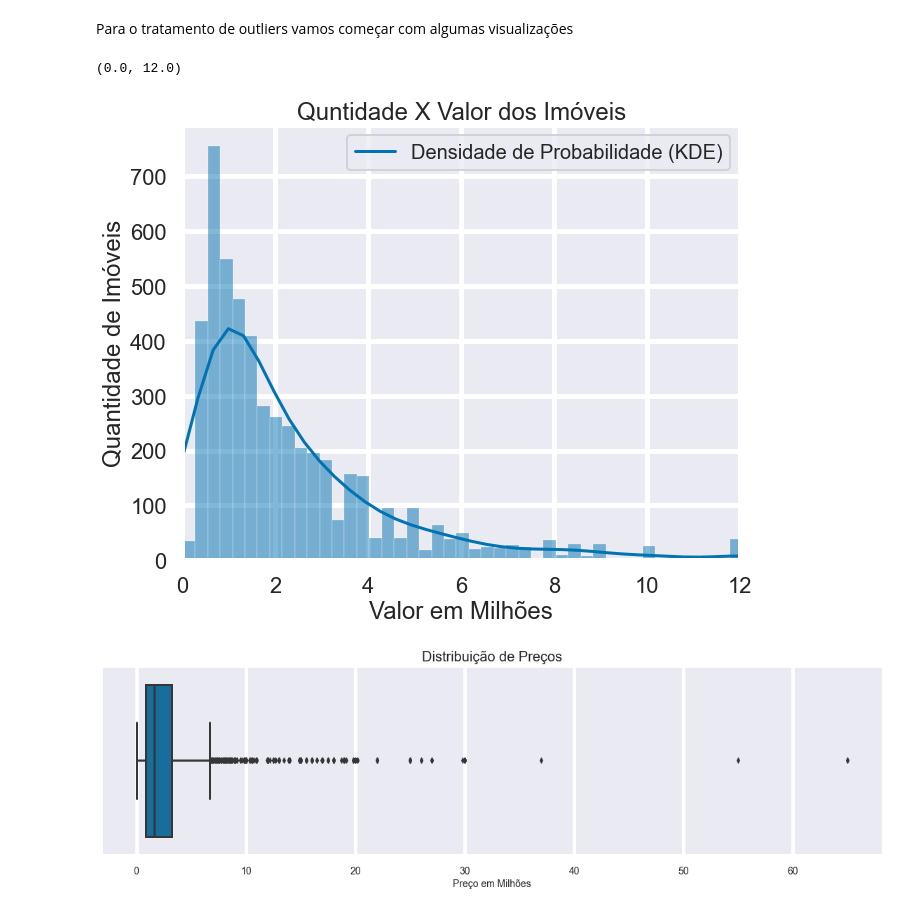
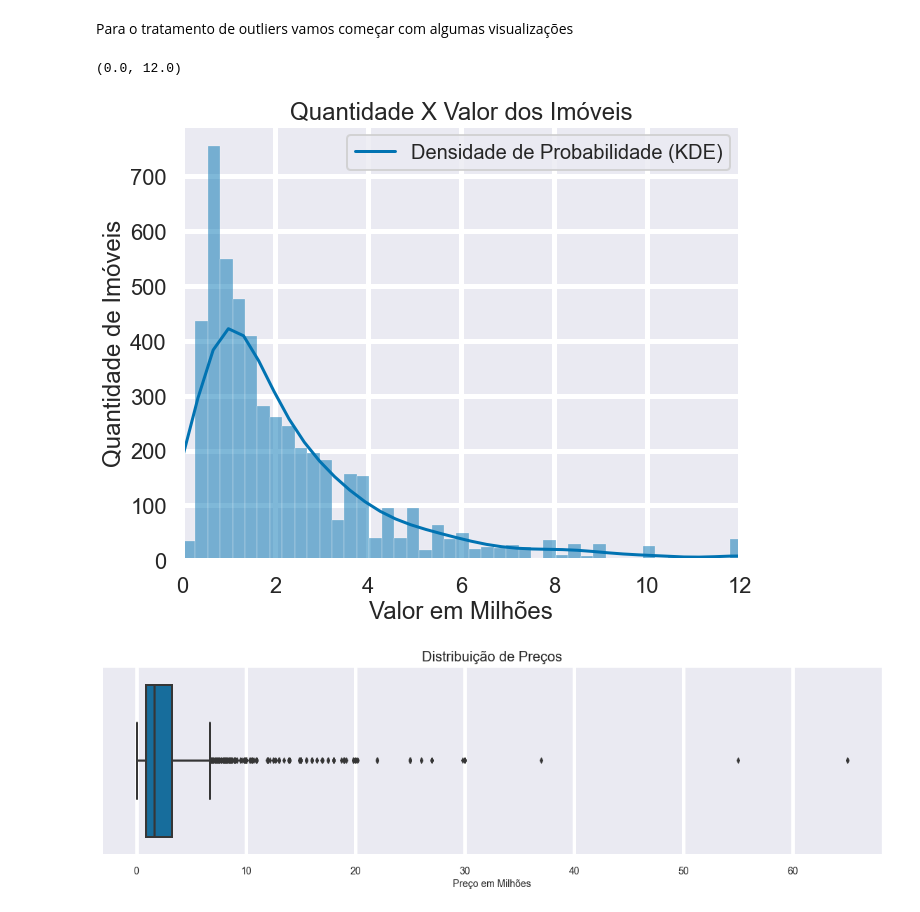
Before and after one commit to GabrielBG0/Sao-Paulo-Home-Prices, a Jupyter notebook: finalProject.ipynb, the cells around one changed output. Cells and saved outputs as stored; diff of their text form; code cells hidden in the pictures.

```diff
--- a/finalProject.ipynb
+++ b/finalProject.ipynb
@@ -244,14 +244,14 @@ Para o tratamento de outliers vamos começar com algumas visualizações
 # %%
 plt.figure(figsize=(10, 8))
 ax = sns.histplot(data=data, x="Valor_mm", kde=True)
-ax.set_title("Quntidade X Valor dos Imóveis")
+ax.set_title("Quantidade X Valor dos Imóveis")
 ax.set_xlabel("Valor em Milhões")
 ax.set_ylabel("Quantidade de Imóveis")
 ax.legend(['Densidade de Probabilidade (KDE)'], prop={'size': 20})
 plt.xlim((0, 12))
 # %% [output]
 (0.0, 12.0)
-[figure, old version]
+[figure, new version]
 # %%
 plt.figure(figsize=(20, 5))
 ax = sns.boxplot(data['Valor_mm'])
```
Also changed, not shown: parts of 9 cells of this notebook.
